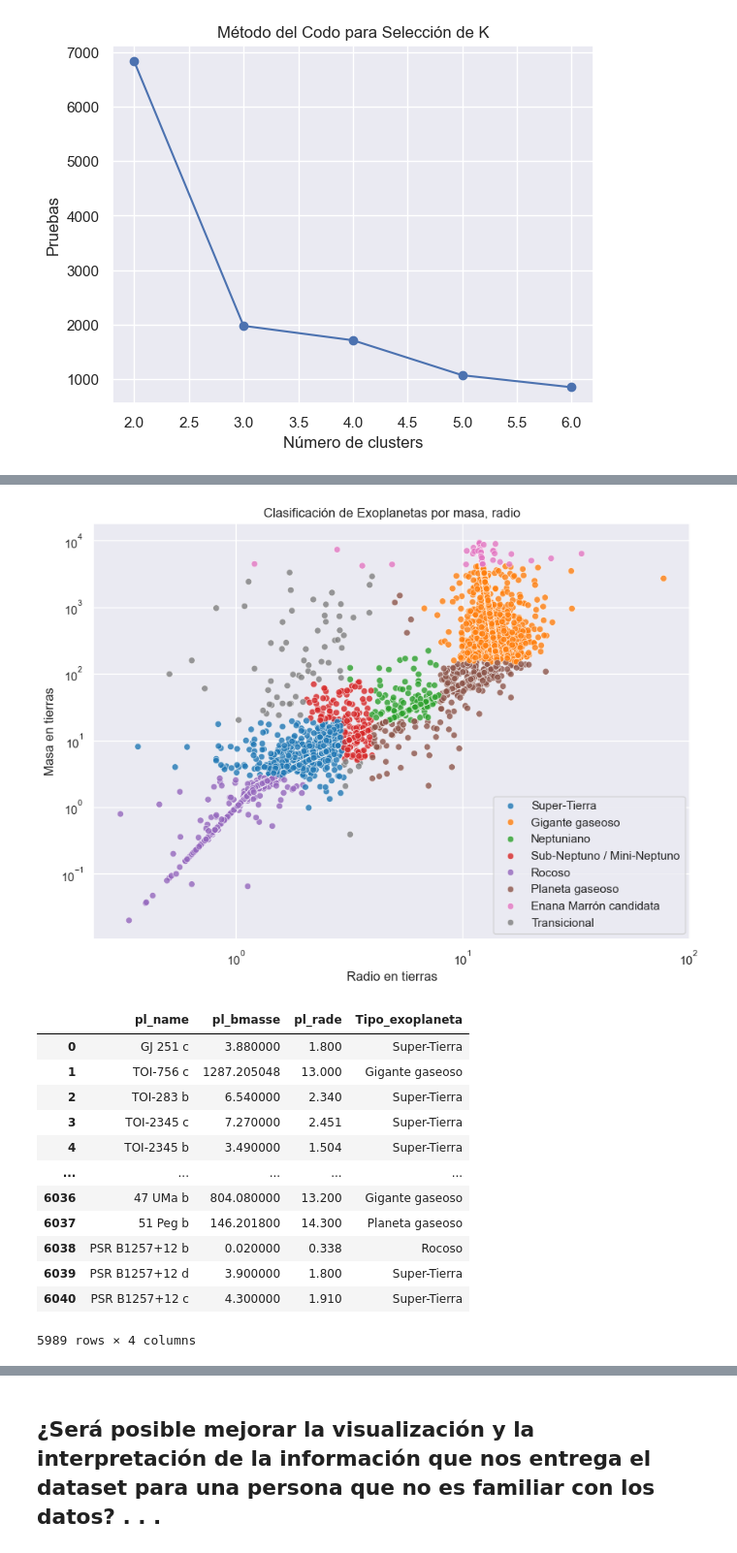
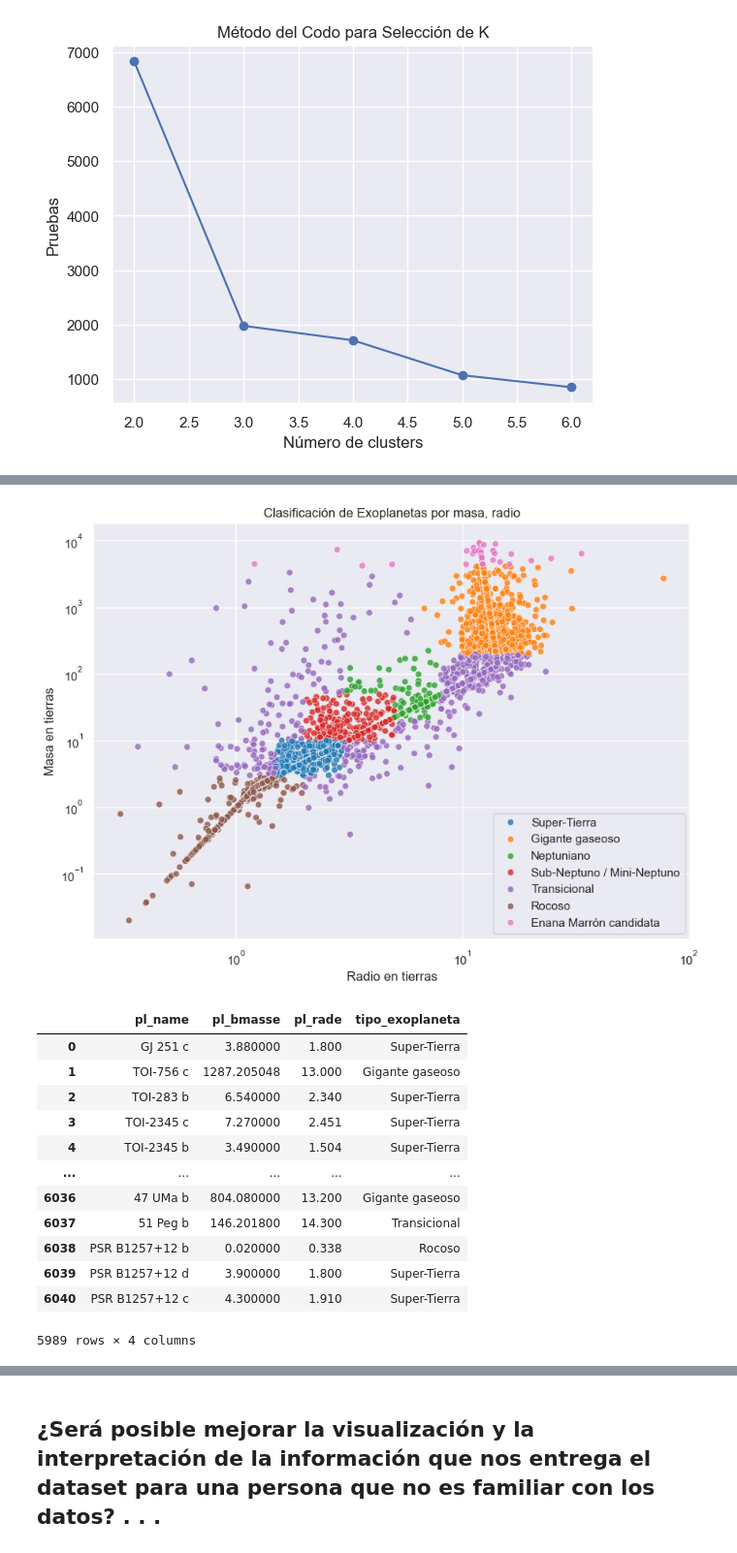
Before and after one commit to raylovesmusic/IMT2200-Proyecto-Grupal-A.R.D.E, a Jupyter notebook: notebooks/entrega_inicial.ipynb, the cells around one changed output, grey strips where cells are left out. Shown at 97% size. Cells and saved outputs as stored; diff of their text form; code cells hidden in the pictures.

```diff
--- a/notebooks/entrega_inicial.ipynb
+++ b/notebooks/entrega_inicial.ipynb
@@ -706,14 +706,14 @@ df.describe()[["pl_bmasse", "pl_rade", "pl_dens", "pl_bmasse"]]
 df2 = df_exoplanets.copy()
 
 
-# Selección de variables relevantes para clusterización
-vars_cluster = ["pl_bmasse", "pl_rade"]
+# Selección de variables relevantes para cluster
+var_cluster = ["pl_bmasse", "pl_rade"]
 
 # Eliminamos filas con valores faltantes en estas variables
-df2 = df2.dropna(subset=vars_cluster)
+df2 = df2.dropna(subset=var_cluster)
 
 # Creamos la matriz numérica para clusterización
-X = df2[vars_cluster]
+X = df2[var_cluster]
 
 
 # Se normaliza para evitar que variables con numeros grandes como masa a diferencia como la densidad
@@ -752,11 +812,11 @@ def clasificar_exoplaneta(masa, radio):
         return "Rocoso"
 
     # Super-Tierras
-    if radio < 3 and masa < 20 :
+    if 1.5 <= radio <= 3 and 3 <= masa <= 10 :
         return "Super-Tierra"
 
     # Sub-Neptunos
-    if 2 <= radio <= 4 and 5 <= masa <= 80:
+    if 2 <= radio <= 5 and 10 <= masa <= 50:
         return "Sub-Neptuno / Mini-Neptuno"
 
     # Neptunianos
@@ -764,46 +824,43 @@ def clasificar_exoplaneta(masa, radio):
         return "Neptuniano"
 
     # Gigantes gaseosos
-    if radio >= 6 and masa >= 150:
+    if radio > 6 and masa > 200:
         return "Gigante gaseoso"
 
-    # Planetas gaseosos
-    if radio > 4:
-        return "Planeta gaseoso"
 
     return "Transicional"
 
 
 
-df2["Tipo_exoplaneta"] = df2.apply(
+df2["tipo_exoplaneta"] = df2.apply(
     lambda row: clasificar_exoplaneta(
         row["pl_bmasse"],
         row["pl_rade"],
     ),
     axis=1
 )
 
 plt.figure(figsize=(10, 7))
 sns.scatterplot(
     data=df2,
     x="pl_rade",
     y="pl_bmasse",
-    hue="Tipo_exoplaneta",
+    hue="tipo_exoplaneta",
     palette="tab10",
     alpha=0.8
 )
 plt.xscale("log")
 plt.yscale("log")
 plt.xlabel("Radio en tierras")
 plt.ylabel("Masa en tierras")
 plt.title("Clasificación de Exoplanetas por masa, radio")
 plt.legend()
 plt.show()
 
-df2[["pl_name", "pl_bmasse", "pl_rade", "Tipo_exoplaneta"]]
+df2[["pl_name", "pl_bmasse", "pl_rade", "tipo_exoplaneta"]]
 # %% [output]
-[figure, old version]
+[figure, new version]
-|  | pl_name | pl_bmasse | pl_rade | Tipo_exoplaneta |
+|  | pl_name | pl_bmasse | pl_rade | tipo_exoplaneta |
 | 0 | GJ 251 c | 3.880000 | 1.800 | Super-Tierra |
 | 1 | TOI-756 c | 1287.205048 | 13.000 | Gigante gaseoso |
 | 2 | TOI-283 b | 6.540000 | 2.340 | Super-Tierra |
@@ -811,7 +868,7 @@ df2[["pl_name", "pl_bmasse", "pl_rade", "Tipo_exoplaneta"]]
 | 4 | TOI-2345 b | 3.490000 | 1.504 | Super-Tierra |
 | ... | ... | ... | ... | ... |
 | 6036 | 47 UMa b | 804.080000 | 13.200 | Gigante gaseoso |
-| 6037 | 51 Peg b | 146.201800 | 14.300 | Planeta gaseoso |
+| 6037 | 51 Peg b | 146.201800 | 14.300 | Transicional |
 | 6038 | PSR B1257+12 b | 0.020000 | 0.338 | Rocoso |
 | 6039 | PSR B1257+12 d | 3.900000 | 1.800 | Super-Tierra |
 | 6040 | PSR B1257+12 c | 4.300000 | 1.910 | Super-Tierra |
```
Also changed, not shown: parts of 8 cells of this notebook.
